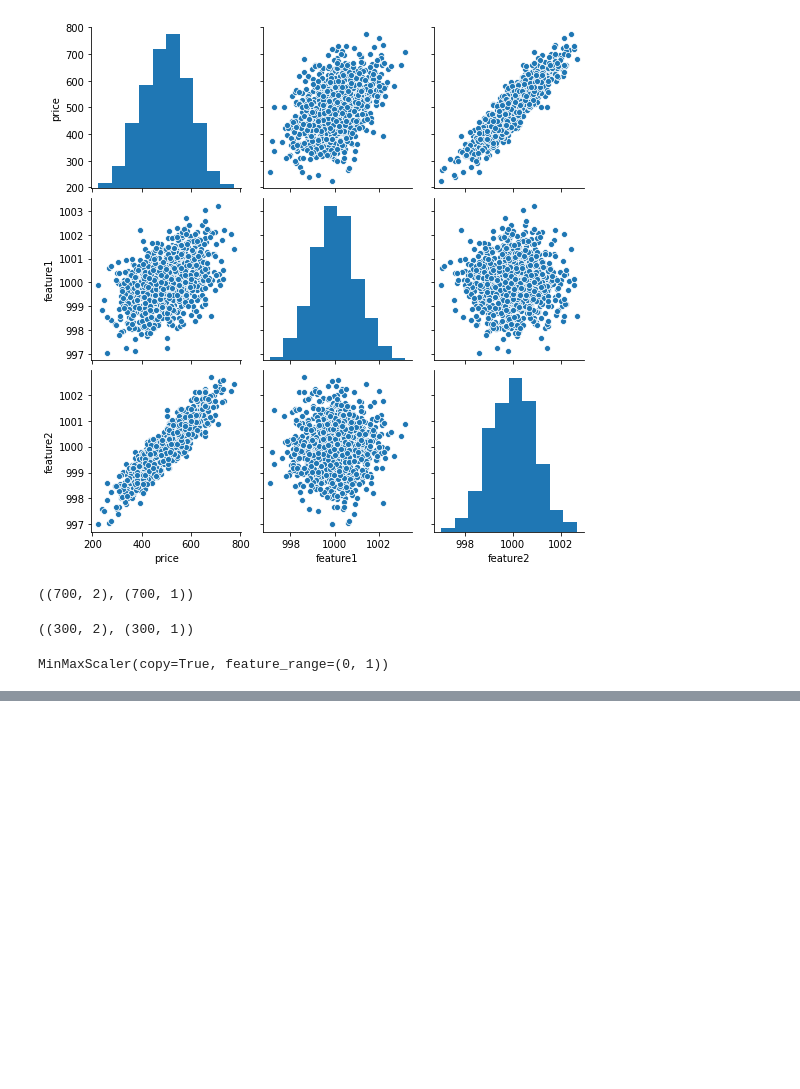
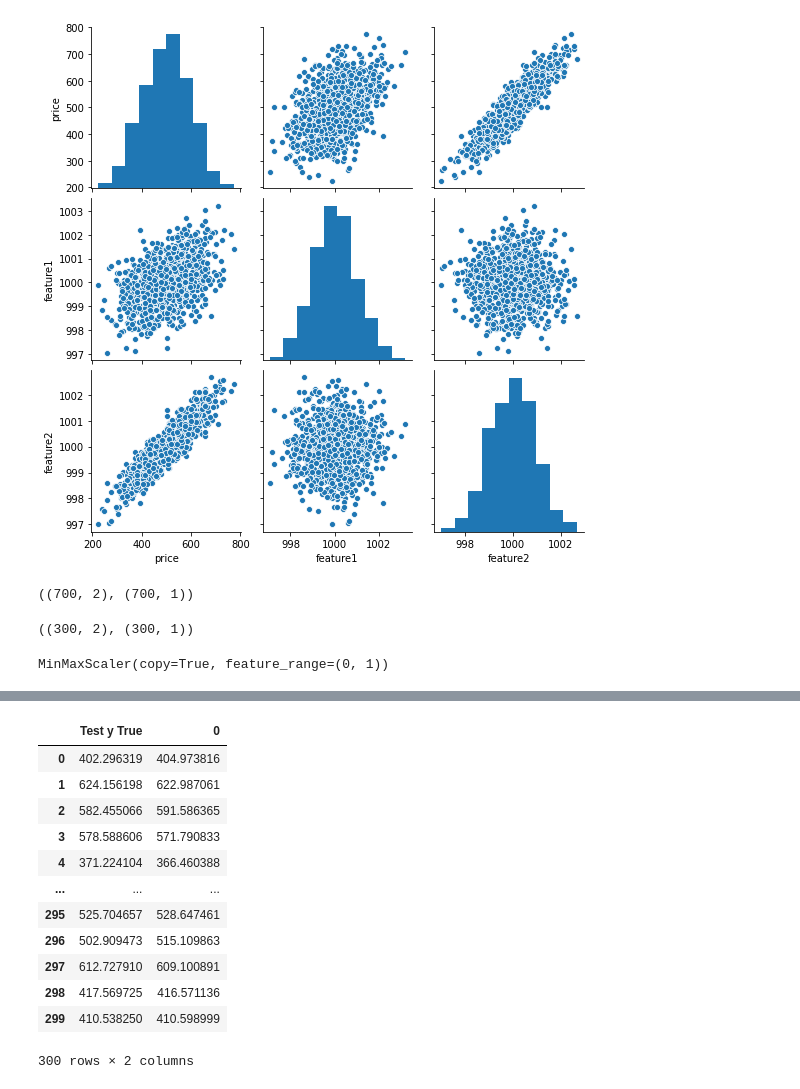
Before and after one commit to iqbalamo93/kerasTF, a Jupyter notebook: keras_Syntax.ipynb, the cells around one changed output, grey strips where cells are left out. Drawn from its saved outputs; the diff is of its cells as text; code cells hidden in the pictures; blank space fills up the shorter version.

```diff
--- a/keras_Syntax.ipynb
+++ b/keras_Syntax.ipynb
@@ -76,0 +136,2 @@ NameError: ignored
+# %%
+test_predictions= model.predict(X_test)
@@ -76,0 +148,16 @@ NameError: ignored
+# %%
+pred_df
+# %% [output]
+|  | Test y True | 0 |
+| 0 | 402.296319 | 404.973816 |
+| 1 | 624.156198 | 622.987061 |
+| 2 | 582.455066 | 591.586365 |
+| 3 | 578.588606 | 571.790833 |
+| 4 | 371.224104 | 366.460388 |
+| ... | ... | ... |
+| 295 | 525.704657 | 528.647461 |
+| 296 | 502.909473 | 515.109863 |
+| 297 | 612.727910 | 609.100891 |
+| 298 | 417.569725 | 416.571136 |
+| 299 | 410.538250 | 410.598999 |
+300 rows × 2 columns
```
Also changed, not shown: parts of 24 cells of this notebook.
